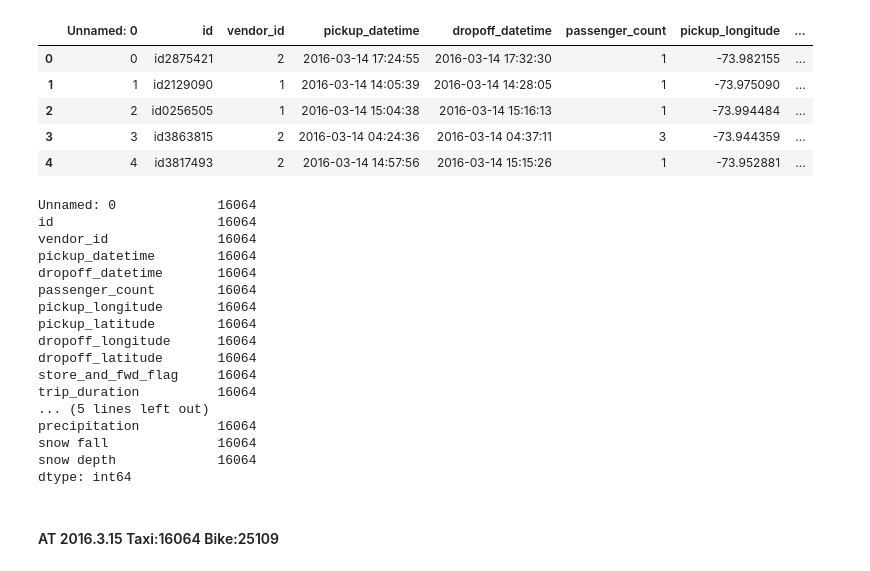
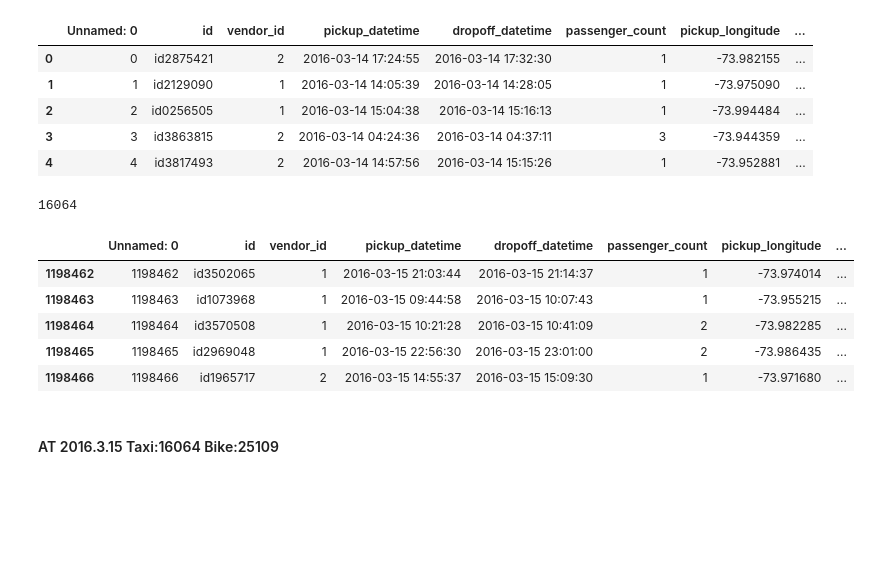
Before and after one commit to liuyuhanalex/Taxi-duration, a Jupyter notebook: BikeShare.ipynb, the cells around one changed output. Cells and saved outputs as stored; diff of their text form; code cells hidden in the pictures; blank space fills up the shorter version.

```diff
--- a/BikeShare.ipynb
+++ b/BikeShare.ipynb
@@ -85,26 +76,19 @@ taxi_df.head()
 # %%
 taxi_df['pickup_datetime'] = pd.to_datetime(taxi_df['pickup_datetime'])
 filter_taxi = [each.date()==goal for each in taxi_df['pickup_datetime']]
-select_taxi=taxi_df = taxi_df[filter_taxi]
-select_taxi.count()
+select_taxi= taxi_df[filter_taxi]
+select_taxi['id'].count()
 # %% [output]
-Unnamed: 0             16064
-id                     16064
-vendor_id              16064
-pickup_datetime        16064
-dropoff_datetime       16064
-passenger_count        16064
-pickup_longitude       16064
-pickup_latitude        16064
-dropoff_longitude      16064
-dropoff_latitude       16064
-store_and_fwd_flag     16064
-trip_duration          16064
-... (5 lines left out)
-precipitation          16064
-snow fall              16064
-snow depth             16064
-dtype: int64
+16064
+# %%
+select_taxi.head()
+# %% [output]
+|  | Unnamed: 0 | id | vendor_id | pickup_datetime | dropoff_datetime | passenger_count | pickup_longitude | ... |
+| 1198462 | 1198462 | id3502065 | 1 | 2016-03-15 21:03:44 | 2016-03-15 21:14:37 | 1 | -73.974014 | ... |
+| 1198463 | 1198463 | id1073968 | 1 | 2016-03-15 09:44:58 | 2016-03-15 10:07:43 | 1 | -73.955215 | ... |
+| 1198464 | 1198464 | id3570508 | 1 | 2016-03-15 10:21:28 | 2016-03-15 10:41:09 | 2 | -73.982285 | ... |
+| 1198465 | 1198465 | id2969048 | 1 | 2016-03-15 22:56:30 | 2016-03-15 23:01:00 | 2 | -73.986435 | ... |
+| 1198466 | 1198466 | id1965717 | 2 | 2016-03-15 14:55:37 | 2016-03-15 15:09:30 | 1 | -73.971680 | ... |
 # %% [markdown]
 #### AT 2016.3.15 Taxi:16064 Bike:25109
 # %%
```
Also changed, not shown: parts of 4 cells of this notebook.
